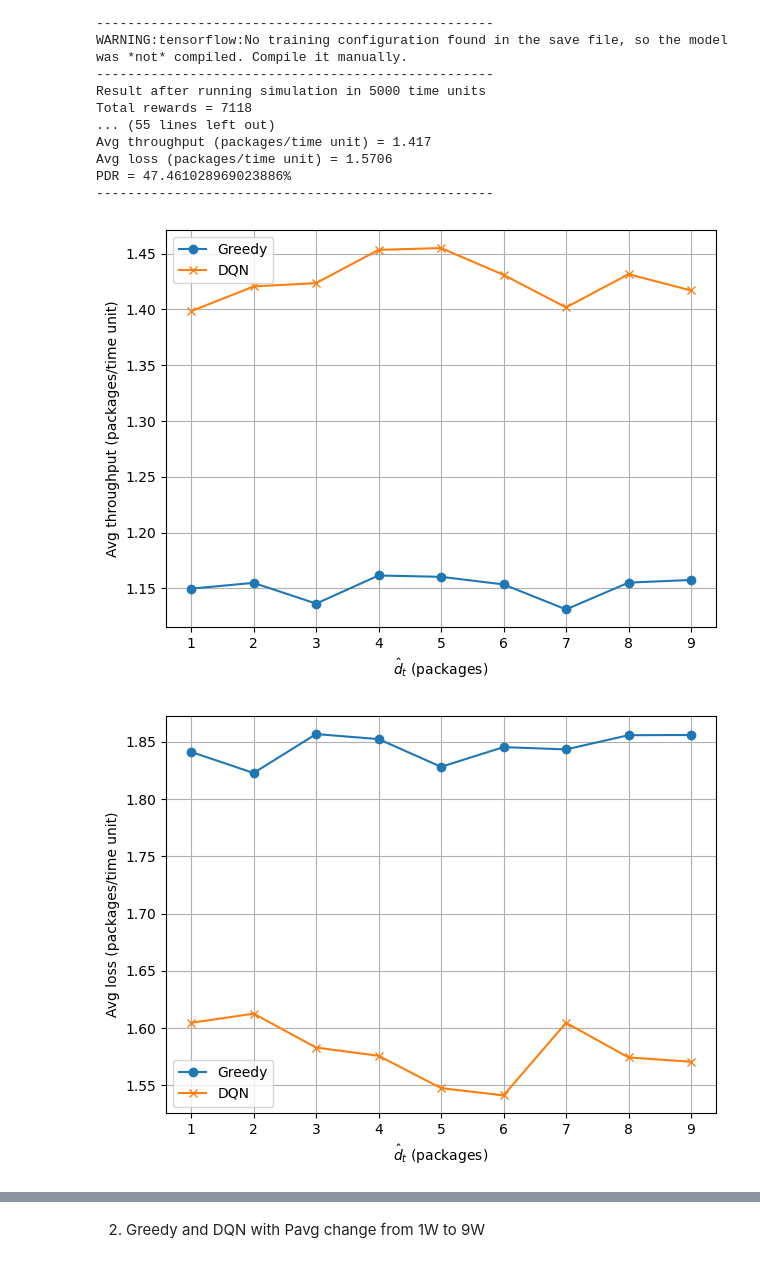
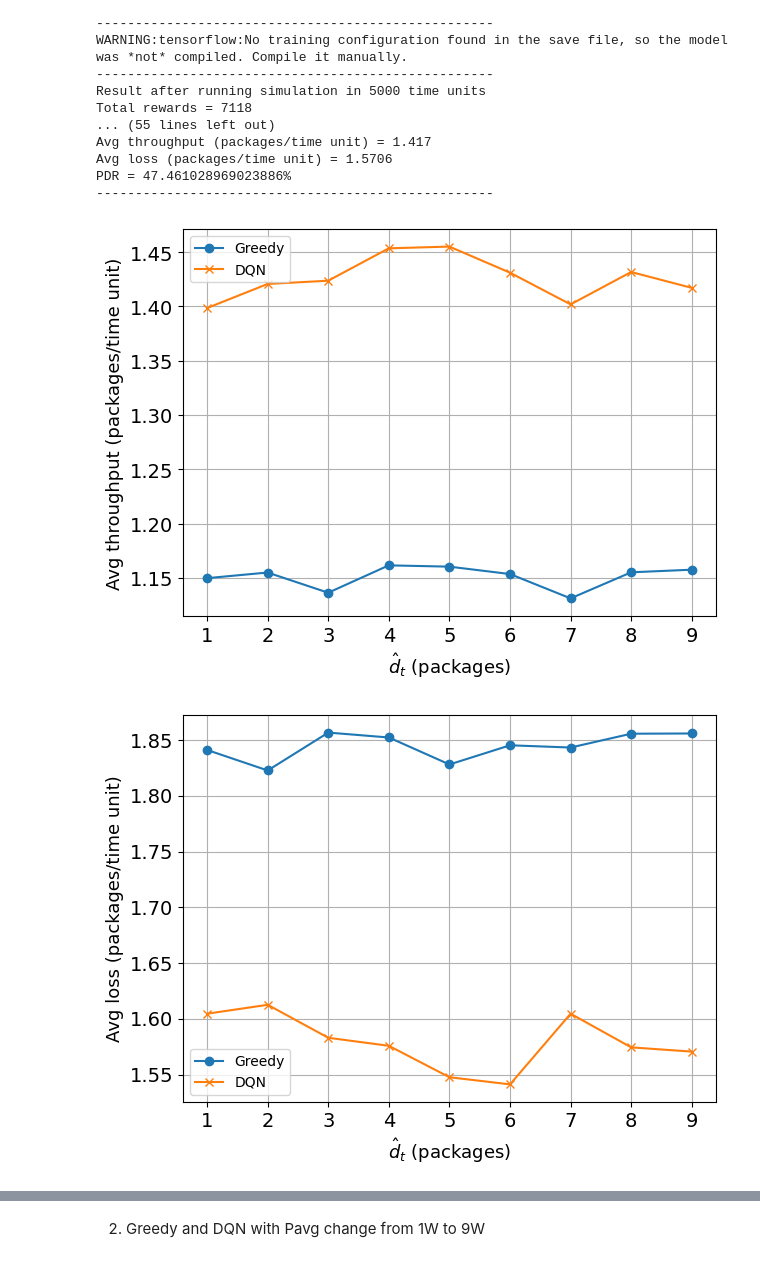
Before and after one commit to dunghoangtrung125/graduation_thesis, a Jupyter notebook: source_code/greedy_vs_dqn.ipynb, the cells around one changed output, grey strips where cells are left out. Drawn from its saved outputs; the diff is of its cells as text; code cells hidden in the pictures.

```diff
--- a/source_code/greedy_vs_dqn.ipynb
+++ b/source_code/greedy_vs_dqn.ipynb
@@ -155,32 +155,36 @@ df = pd.read_csv('csv/dt_greedy_dqn_throughput.csv')
 plt.plot(df['d_t'], df['greedy'], marker='o', label='Greedy')
 plt.plot(df['d_t'], df['dqn'], marker='x', label='DQN')
 # plt.title('Throughput comparison between Greedy strategy and DQN')
-plt.xlabel(r'$\hat{d}_t$ (packages)')
+plt.xlabel(r'$\hat{d}_t$ (packages)', fontsize = 13)
 plt.grid(True)
-plt.ylabel('Avg throughput (packages/time unit)')
+plt.ylabel('Avg throughput (packages/time unit)', fontsize = 13)
+plt.xticks(fontsize = 14)
+plt.yticks(fontsize = 14)
 plt.tight_layout()
 plt.legend()
 plt.show()
 # %% [output]
-[figure, old version]
+[figure, new version]
 # %%
 # Plot loss graph
 import matplotlib.pyplot as plt
 import pandas as pd
 
 df = pd.read_csv('csv/dt_greedy_dqn_loss.csv')
 
 plt.plot(df['d_t'], df['greedy'], marker='o', label='Greedy')
 plt.plot(df['d_t'], df['dqn'], marker='x', label='DQN')
 # plt.title('Loss packages comparison between Greedy strategy and DQN')
-plt.xlabel(r'$\hat{d}_t$ (packages)')
+plt.xlabel(r'$\hat{d}_t$ (packages)', fontsize = 13)
 plt.grid(True)
-plt.ylabel('Avg loss (packages/time unit)')
+plt.ylabel('Avg loss (packages/time unit)', fontsize = 13)
+plt.xticks(fontsize = 14)
+plt.yticks(fontsize = 14)
 plt.tight_layout()
 plt.legend()
 plt.show()
 # %% [output]
-[figure, old version]
+[figure, new version]
 # %%
 # Plot pdr graph
 import matplotlib.pyplot as plt
```
Also changed, not shown: parts of 7 cells of this notebook, 25 other files.
